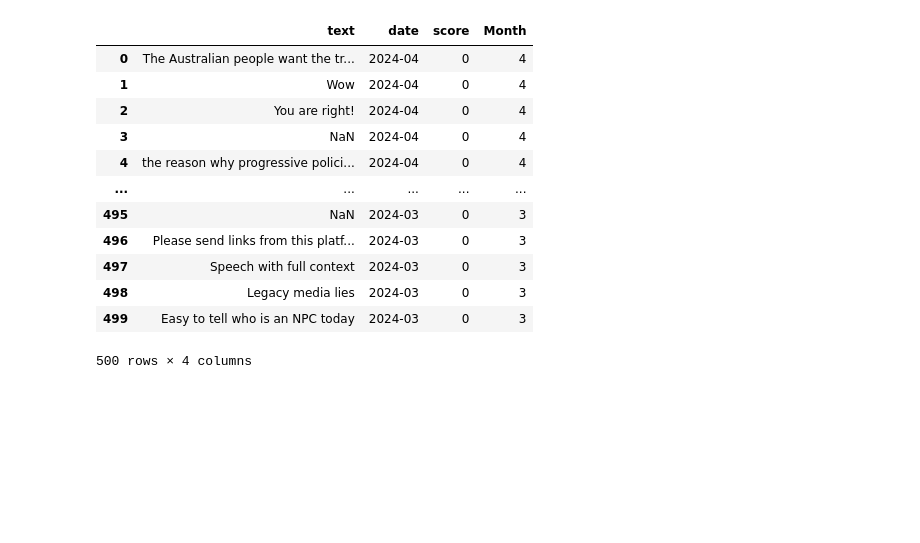
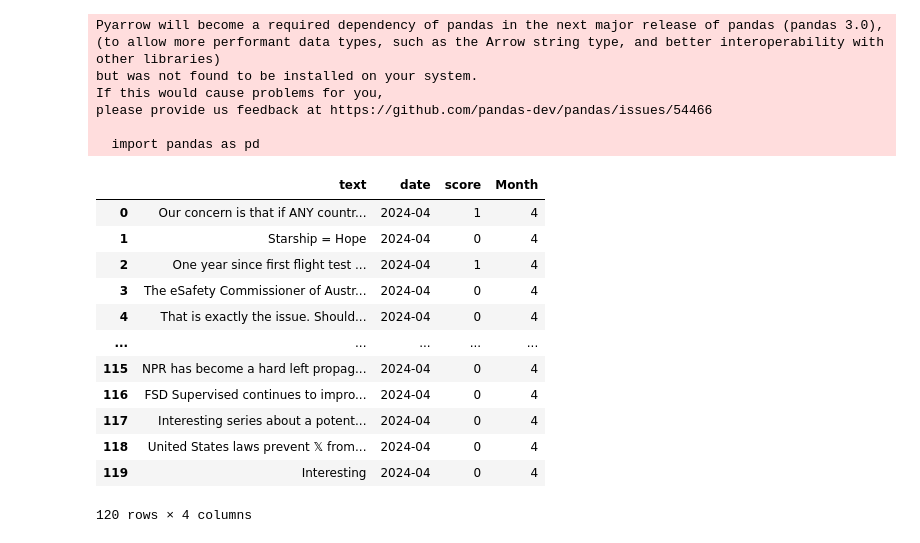
Before and after one commit to BookIILoy/TextProj, a Jupyter notebook: model/visualization.ipynb, the cells around one changed output. Cells and saved outputs as stored; diff of their text form; code cells hidden in the pictures; blank space fills up the shorter version.

```diff
--- a/model/visualization.ipynb
+++ b/model/visualization.ipynb
@@ -1,24 +1,31 @@
 # %%
 import pandas as pd
 import matplotlib.pyplot as plt
 import seaborn as sns
 
-df = pd.read_csv('gay.csv')
+df = pd.read_csv('result.csv')
 df
 # %% [output]
+Pyarrow will become a required dependency of pandas in the next major release of pandas (pandas 3.0),
+(to allow more performant data types, such as the Arrow string type, and better interoperability with other libraries)
+but was not found to be installed on your system.
+If this would cause problems for you,
+please provide us feedback at https://github.com/pandas-dev/pandas/issues/54466
+
+  import pandas as pd
 |  | text | date | score | Month |
-| 0 | The Australian people want the tr... | 2024-04 | 0 | 4 |
-| 1 | Wow | 2024-04 | 0 | 4 |
-| 2 | You are right! | 2024-04 | 0 | 4 |
-| 3 | NaN | 2024-04 | 0 | 4 |
-| 4 | the reason why progressive polici... | 2024-04 | 0 | 4 |
+| 0 | Our concern is that if ANY countr... | 2024-04 | 1 | 4 |
+| 1 | Starship = Hope | 2024-04 | 0 | 4 |
+| 2 | One year since first flight test ... | 2024-04 | 1 | 4 |
+| 3 | The eSafety Commissioner of Austr... | 2024-04 | 0 | 4 |
+| 4 | That is exactly the issue. Should... | 2024-04 | 0 | 4 |
 | ... | ... | ... | ... | ... |
-| 495 | NaN | 2024-03 | 0 | 3 |
-| 496 | Please send links from this platf... | 2024-03 | 0 | 3 |
-| 497 | Speech with full context | 2024-03 | 0 | 3 |
-| 498 | Legacy media lies | 2024-03 | 0 | 3 |
-| 499 | Easy to tell who is an NPC today | 2024-03 | 0 | 3 |
+| 115 | NPR has become a hard left propag... | 2024-04 | 0 | 4 |
+| 116 | FSD Supervised continues to impro... | 2024-04 | 0 | 4 |
+| 117 | Interesting series about a potent... | 2024-04 | 0 | 4 |
+| 118 | United States laws prevent 𝕏 from... | 2024-04 | 0 | 4 |
+| 119 | Interesting | 2024-04 | 0 | 4 |
-500 rows × 4 columns
+120 rows × 4 columns
 # %%
 grouped = df.groupby(['Month', 'score']).size().unstack(fill_value=0)
 
```
Also changed, not shown: parts of 4 cells of this notebook, 6 other files.
